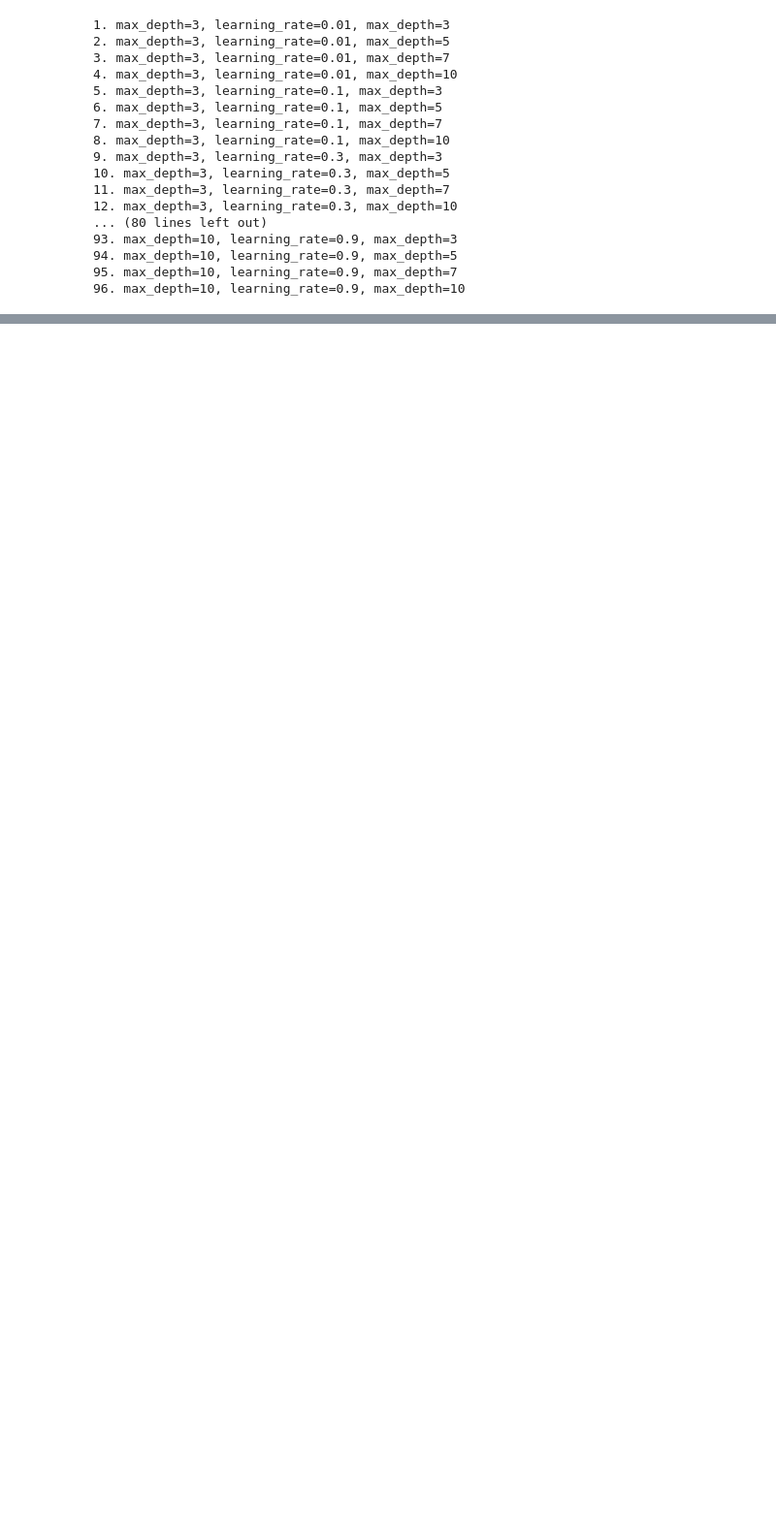
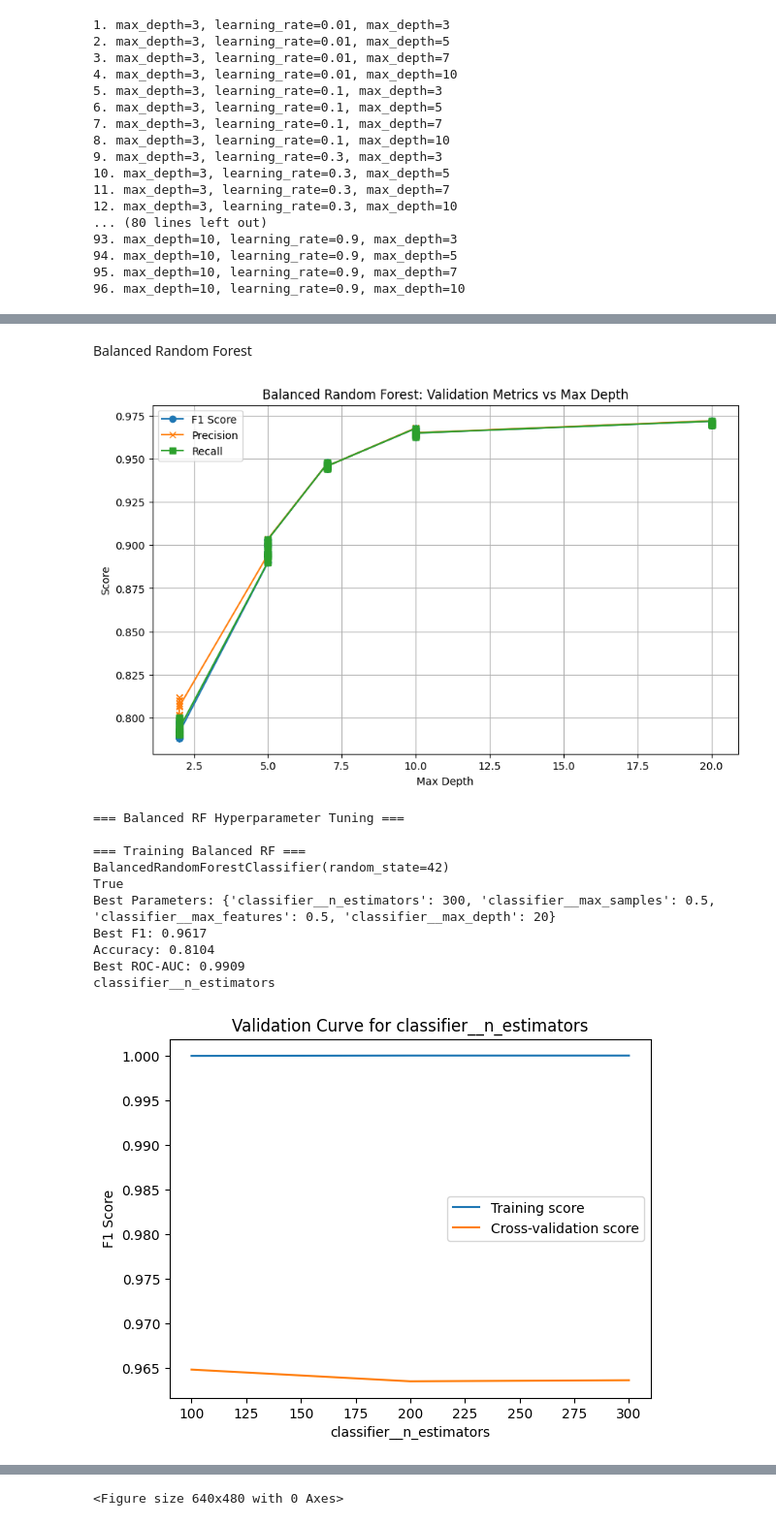
Before and after one commit to JAIS0N/StrokePrediction, a Jupyter notebook: MLProject.ipynb, the cells around one changed output, grey strips where cells are left out. Shown at 97% size. Saved outputs shown, nothing was run; the diff lists cells and outputs as text; code cells hidden in the pictures; blank space fills up the shorter version.

```diff
--- a/MLProject.ipynb
+++ b/MLProject.ipynb
@@ -1215,0 +1234,2 @@ NotFittedError: This BayesSearchCV instance is not fitted yet. Call 'fit' with a
+# %% [markdown]
+Balanced Random Forest
@@ -1215,0 +1273,53 @@ NotFittedError: This BayesSearchCV instance is not fitted yet. Call 'fit' with a
+# %%
+# Balance + split
+brf_x_dft, brf_y_dft = over_sample_data(brf_x_dft, brf_y_dft)
+x_train, x_val, x_temp, y_train, y_val, y_temp = load_preprocess_data(brf_x_dft, brf_y_dft)
+# %%
+# Store metrics
+f1_scores, precision_scores, recall_scores, depths = [], [], [], []
+
+for params in brf_param_dicts:
+    model = BalancedRandomForestClassifier(
+        max_depth=params['max_depth'],
+        n_estimators=params['n_estimators'],
+        max_samples=params['max_samples'],
+        max_features=params['max_features'],
+        random_state=42
+    )
+
+    model.fit(x_train, y_train)
+    y_val_pred = model.predict(x_val)
+
+    # Append scores
+    f1_scores.append(f1_score(y_val, y_val_pred, average='weighted'))
+    precision_scores.append(precision_score(y_val, y_val_pred, average='weighted'))
+    recall_scores.append(recall_score(y_val, y_val_pred, average='weighted'))
+    depths.append(params['max_depth'])
+
+# Plot
+plt.figure(figsize=(10, 6))
+plt.plot(depths, f1_scores, label="F1 Score", marker='o')
+plt.plot(depths, precision_scores, label="Precision", marker='x')
+plt.plot(depths, recall_scores, label="Recall", marker='s')
+plt.xlabel("Max Depth")
+plt.ylabel("Score")
+plt.title("Balanced Random Forest: Validation Metrics vs Max Depth")
+plt.legend()
+plt.grid()
+plt.show()
+
+# Final search-based tuning and evaluation
+execute_model('Balanced RF', balanced_rf_param, x_train, y_train, x_val, y_val, X_test, y_test)
+# %% [output]
+[figure, added]
+=== Balanced RF Hyperparameter Tuning ===
+
+=== Training Balanced RF ===
+BalancedRandomForestClassifier(random_state=42)
+True
+Best Parameters: {'classifier__n_estimators': 300, 'classifier__max_samples': 0.5, 'classifier__max_features': 0.5, 'classifier__max_depth': 20}
+Best F1: 0.9617
+Accuracy: 0.8104
+Best ROC-AUC: 0.9909
+classifier__n_estimators
+[figure, added]
@@ -1215,0 +1337 @@ NotFittedError: This BayesSearchCV instance is not fitted yet. Call 'fit' with a
+<Figure size 640x480 with 0 Axes>
```
Also changed, not shown: parts of 10 cells of this notebook, 3 other files.
